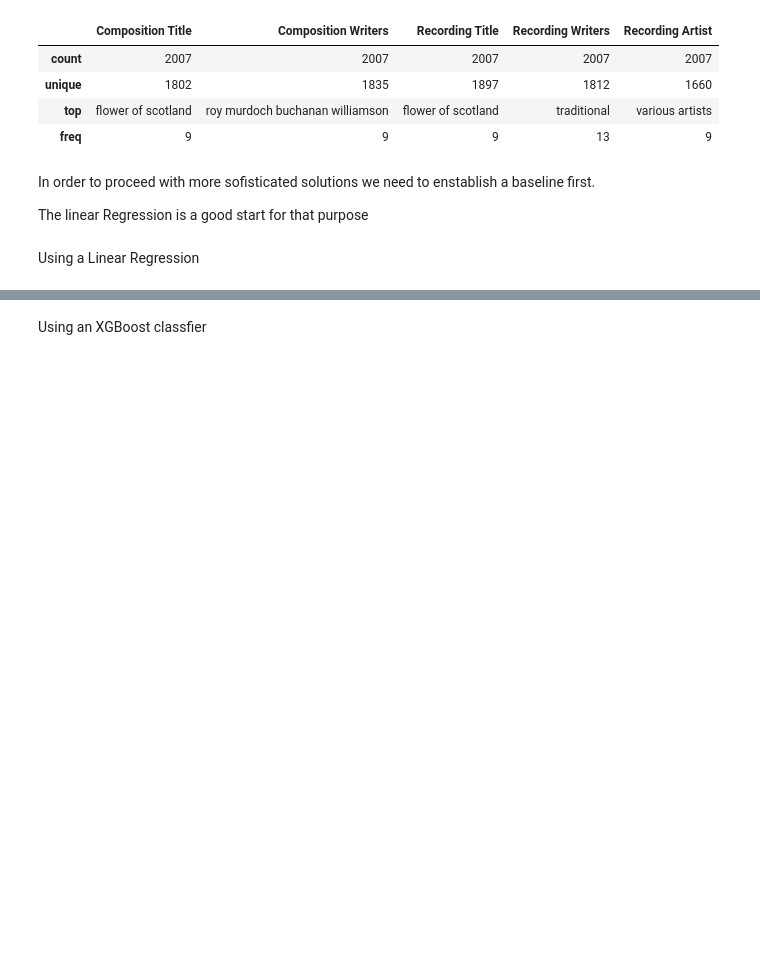
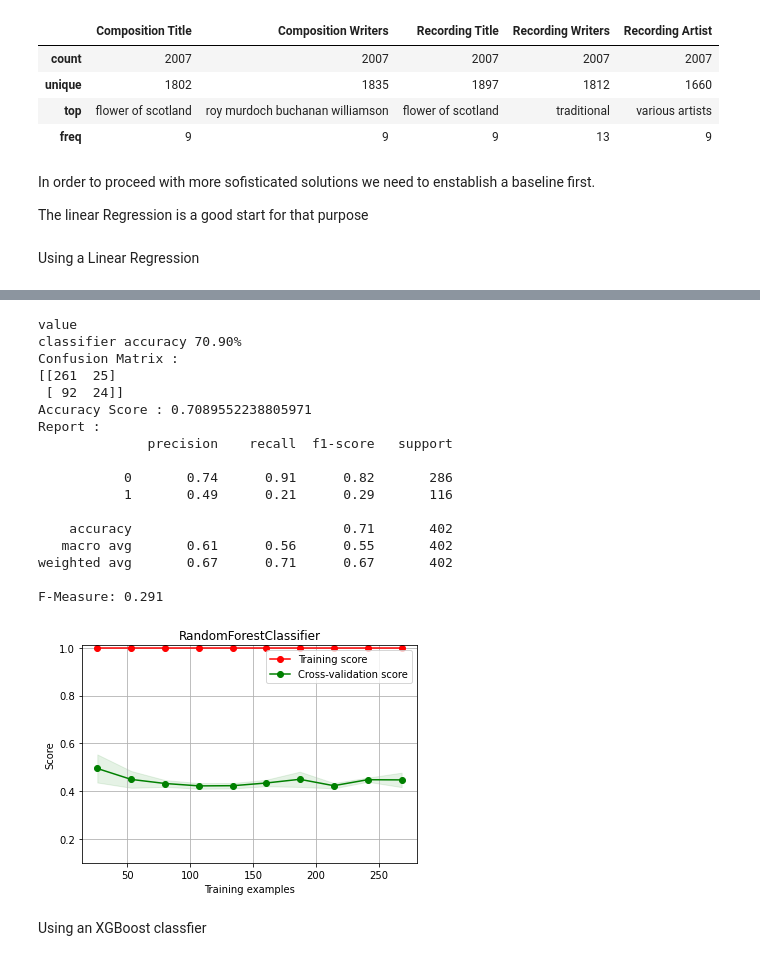
Before and after one commit to dimitrisl/assignment_of, a Jupyter notebook: src/excersize_2.ipynb, the cells around one changed output, grey strips where cells are left out. Saved outputs shown, nothing was run; the diff lists cells and outputs as text; code cells hidden in the pictures; blank space fills up the shorter version.

```diff
--- a/src/excersize_2.ipynb
+++ b/src/excersize_2.ipynb
@@ -129,3 +202,28 @@ print(confusion_matrix(y_pred, y_test))
+# %%
+model = RandomForestClassifier(random_state=42)
+
+model = get_results(X_train, X_test,y_train, y_test, model)
+plotter = plot_learning_curve(model, "%s"%type(model).__name__, X_test, y_test, (0.1, 1.01), cv=cv, n_jobs=-1)
+plotter.show()
+# %% [output]
+value
+classifier accuracy 70.90%
+Confusion Matrix :
+[[261  25]
+ [ 92  24]]
+Accuracy Score : 0.7089552238805971
+Report :
+              precision    recall  f1-score   support
+
+           0       0.74      0.91      0.82       286
+           1       0.49      0.21      0.29       116
+
+    accuracy                           0.71       402
+   macro avg       0.61      0.56      0.55       402
+weighted avg       0.67      0.71      0.67       402
+
+F-Measure: 0.291
+[figure, added]
 # %% [markdown]
 Using an XGBoost classfier
 # %%
```
Also changed, not shown: parts of 21 cells of this notebook.
